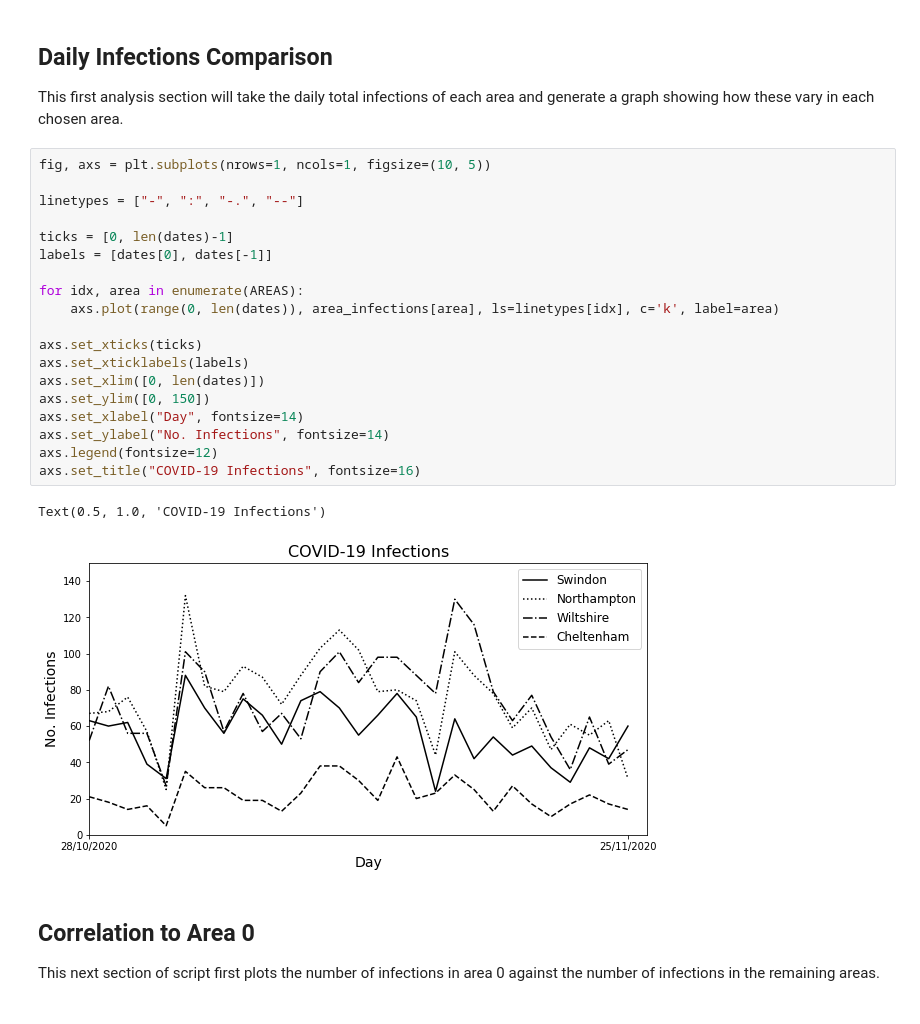
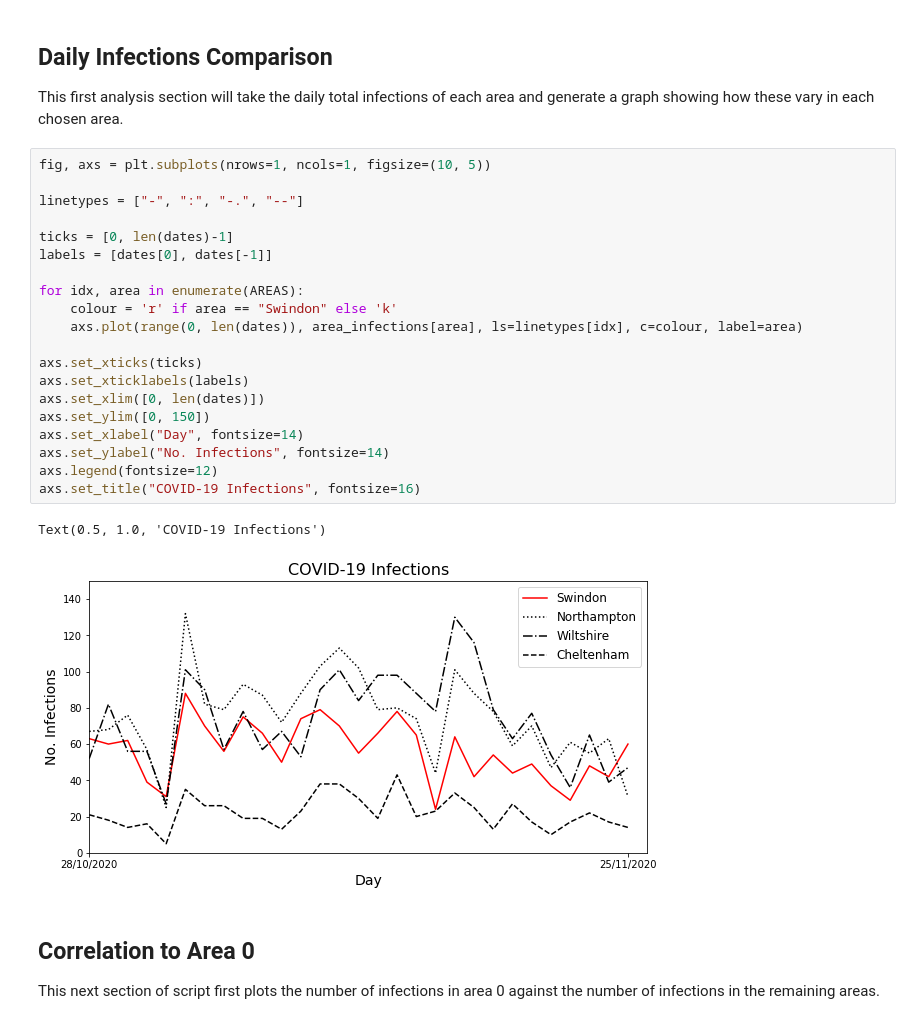
Before and after one commit to Sciprios/SwindonCovid, a Jupyter notebook: Infection Comparison.ipynb, the cells around one changed output. Saved outputs shown, nothing was run; the diff lists cells and outputs as text.

Commit message:
Changed the Swindon timeseries to red

```diff
--- a/Infection Comparison.ipynb
+++ b/Infection Comparison.ipynb
@@ -54,25 +54,26 @@ This first analysis section will take the daily total infections of each area an
 # %%
 fig, axs = plt.subplots(nrows=1, ncols=1, figsize=(10, 5))
 
 linetypes = ["-", ":", "-.", "--"]
 
 ticks = [0, len(dates)-1]
 labels = [dates[0], dates[-1]]
 
 for idx, area in enumerate(AREAS):
-    axs.plot(range(0, len(dates)), area_infections[area], ls=linetypes[idx], c='k', label=area)
+    colour = 'r' if area == "Swindon" else 'k'
+    axs.plot(range(0, len(dates)), area_infections[area], ls=linetypes[idx], c=colour, label=area)
 
 axs.set_xticks(ticks)
 axs.set_xticklabels(labels)
 axs.set_xlim([0, len(dates)])
 axs.set_ylim([0, 150])
 axs.set_xlabel("Day", fontsize=14)
 axs.set_ylabel("No. Infections", fontsize=14)
 axs.legend(fontsize=12)
 axs.set_title("COVID-19 Infections", fontsize=16)
 # %% [output]
 Text(0.5, 1.0, 'COVID-19 Infections')
-[figure, old version]
+[figure, new version]
 # %% [markdown]
 ## Correlation to Area 0
 
```
